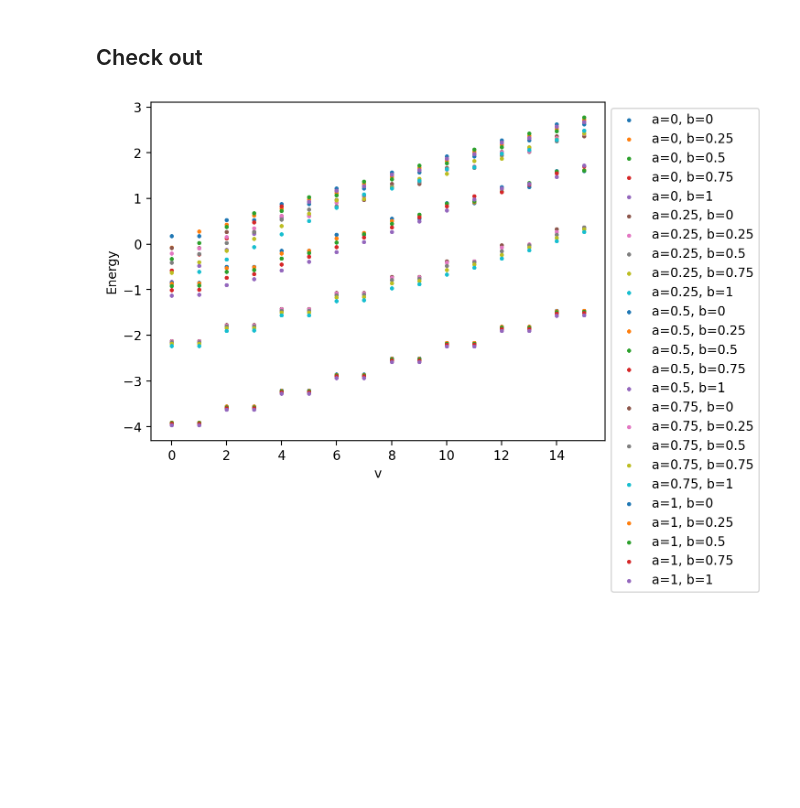
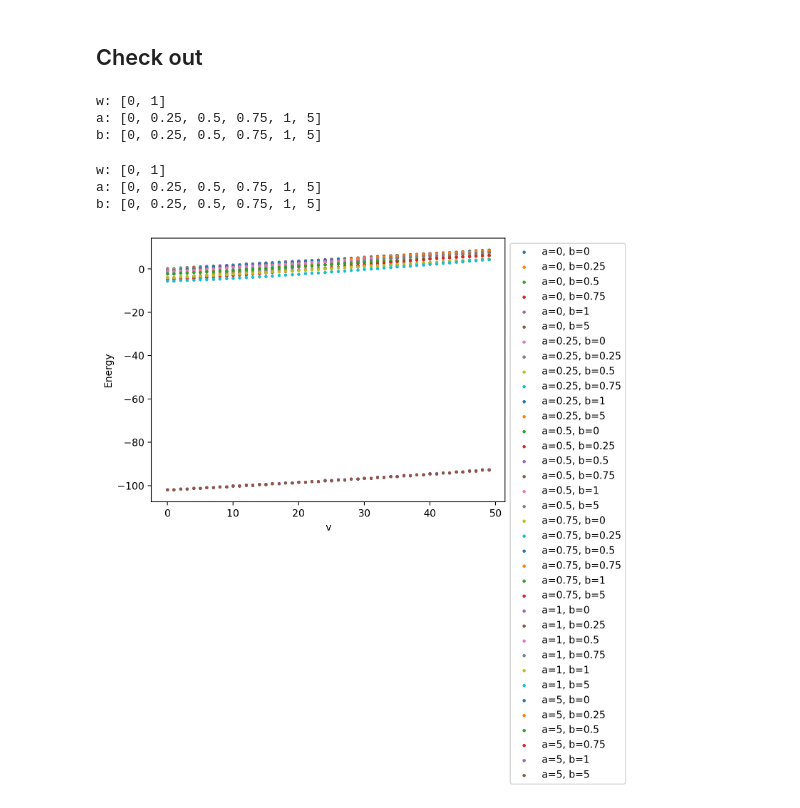
Before and after one commit to Shenlong-Yu/Divergence-in-the-Variance-of-Jarzynski-Estimator, a Jupyter notebook: Rabi/Eigen calculation_Rabi.ipynb, the cells around one changed output. Saved outputs shown, nothing was run; the diff lists cells and outputs as text; code cells hidden in the pictures; blank space fills up the shorter version.

```diff
--- a/Rabi/Eigen calculation_Rabi.ipynb
+++ b/Rabi/Eigen calculation_Rabi.ipynb
@@ -80,8 +80,8 @@ def Eigen_nor(w,a,b):
 E_store = {}
 psi_store = {}
 for w in [0, 1]:
-    for a in [0,  0.25, 0.5, 0.75, 1]:
-        for b in [0,  0.25, 0.5, 0.75, 1]:
+    for a in [0,  0.25, 0.5, 0.75, 1, 5]:
+        for b in [0,  0.25, 0.5, 0.75, 1, 5]:
             key = (w, a, b)
             E_value, psi_value = Eigen_nor(w,a,b)
             E_store[key] = E_value
@@ -100,26 +100,52 @@ with open("psi.pickle", "rb") as f0:
     psi = pickle.load(f0)
 with open("E.pickle", "rb") as f1:
     E = pickle.load(f1)
+# %%
+# psi Key ranges
+keys = list(psi.keys())
+name=['w','a','b']
+for i in range(3):
+    chars = [key[i] for key in keys]
+    chars = list(set(chars))
+    chars.sort()
+    print(f"{name[i]}: {chars}")
+# %% [output]
+w: [0, 1]
+a: [0, 0.25, 0.5, 0.75, 1, 5]
+b: [0, 0.25, 0.5, 0.75, 1, 5]
+# %%
+# psi Key ranges
+keys = list(E.keys())
+name=['w','a','b']
+for i in range(3):
+    chars = [key[i] for key in keys]
+    chars = list(set(chars))
+    chars.sort()
+    print(f"{name[i]}: {chars}")
+# %% [output]
+w: [0, 1]
+a: [0, 0.25, 0.5, 0.75, 1, 5]
+b: [0, 0.25, 0.5, 0.75, 1, 5]
 # %%
-a_values = [0,  0.25, 0.5, 0.75, 1]
-b_values = [0,  0.25, 0.5, 0.75, 1]
-v_values = list(range(16))
+a_values = [0,  0.25, 0.5, 0.75, 1, 5]
+b_values = [0,  0.25, 0.5, 0.75, 1, 5]
+v_values = list(range(50))
 
 fig, ax = plt.subplots()
 
 for a in a_values:
     for b in b_values:
         values = [E[0, a, b][v] for v in v_values]
         points = zip(v_values, values)
         ax.scatter(*zip(*points), label=f'a={a}, b={b}',s=5)
 
 ax.set_xlabel('v')
 ax.set_ylabel('Energy')
 # ax.set_title('First 60 eigenvalues')
 
 ax.legend(bbox_to_anchor=(1, 1))
 
 plt.show()
 # %% [output]
-[figure, old version]
+[figure, new version]
 # %%
```
Also changed, not shown: parts of 2 cells of this notebook, 4 other files.
